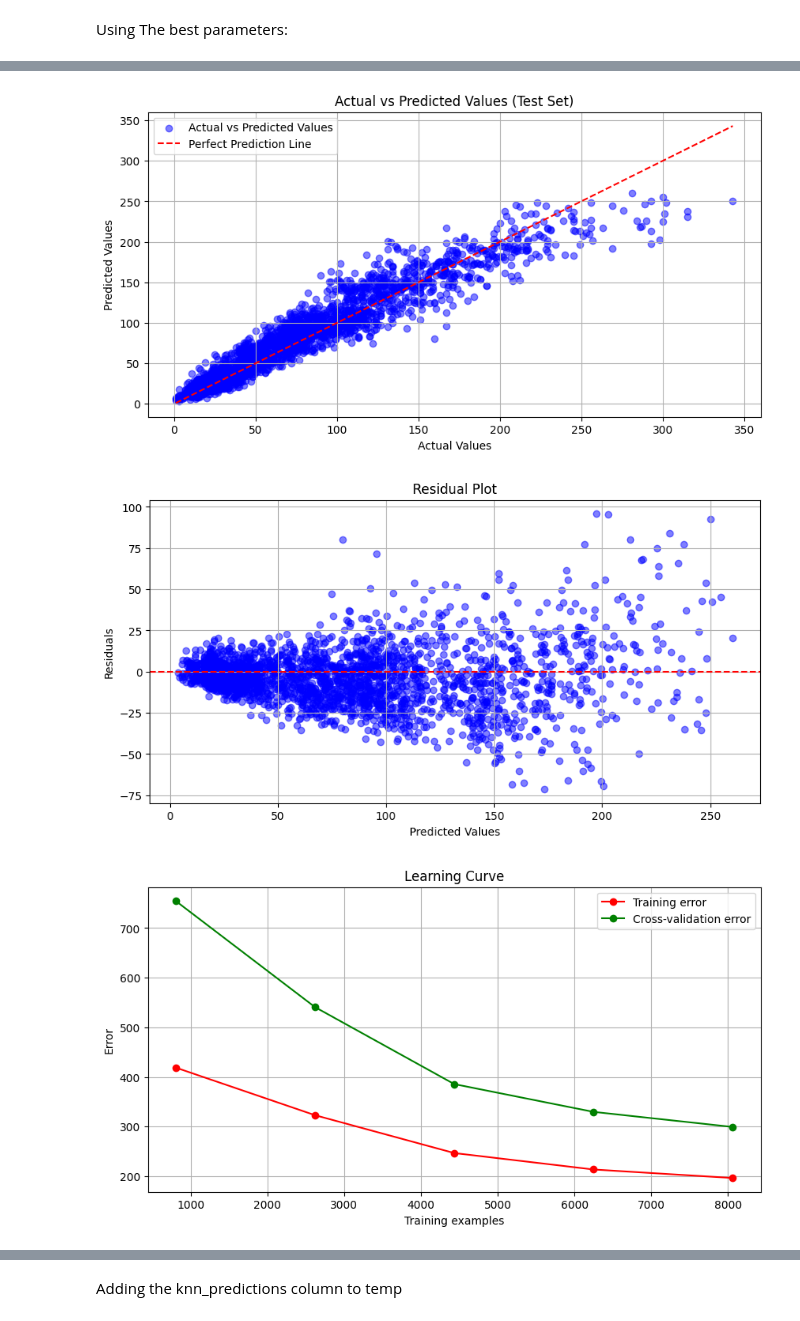
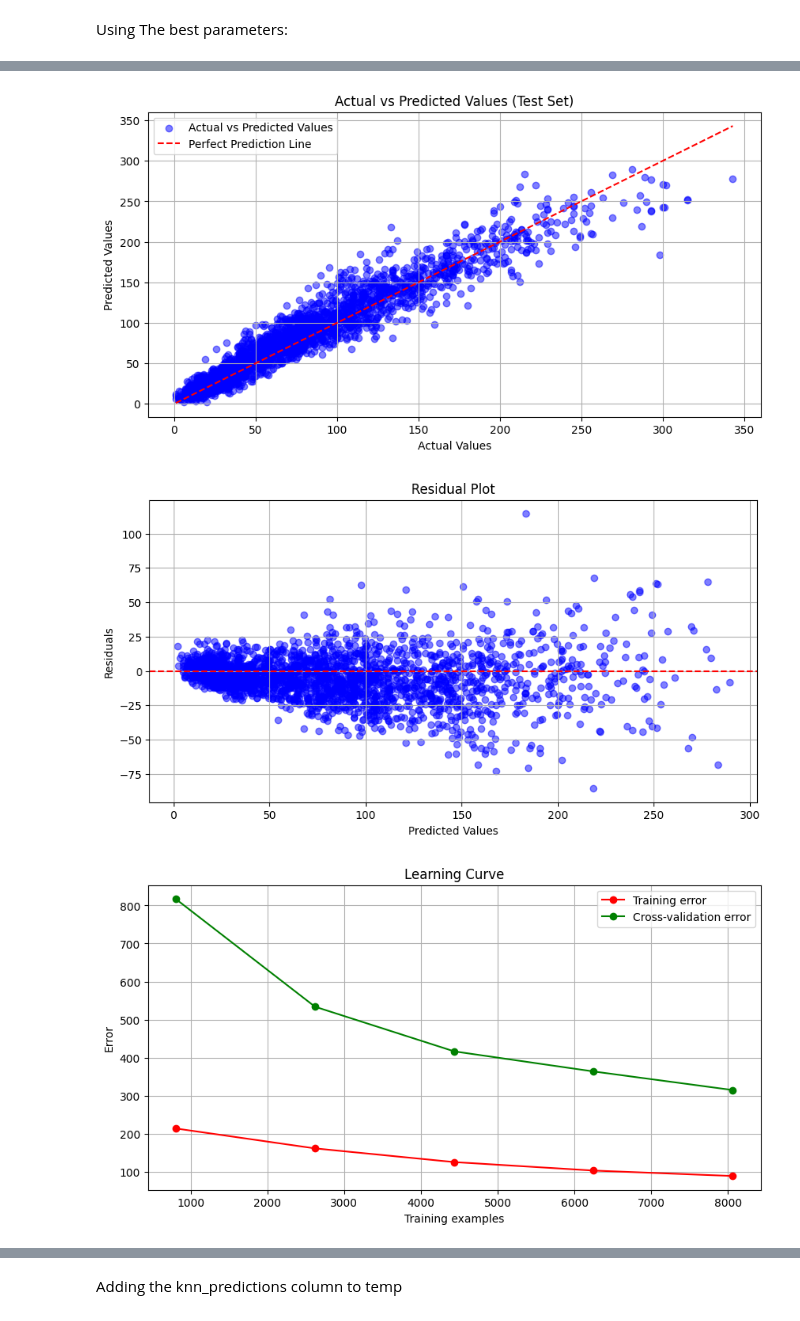
Before and after one commit to Gigilui15/FYP-CrimePrediction, a Jupyter notebook: Scripts/Final Year Project.ipynb, the cells around one changed output, grey strips where cells are left out. Saved outputs shown, nothing was run; the diff lists cells and outputs as text; code cells hidden in the pictures.

```diff
--- a/Scripts/Final Year Project.ipynb
+++ b/Scripts/Final Year Project.ipynb
@@ -1612,32 +1468,11 @@ X_train = train_data.drop(columns=['total_crimes'])
 y_train = train_data['total_crimes']
 
 # Train the model with K = 5
-best_knn_regressor = KNeighborsRegressor(n_neighbors=5, metric='cosine')
+best_knn_regressor = KNeighborsRegressor(n_neighbors=2, metric='cosine')
 best_knn_regressor.fit(X_train, y_train)
 
 # Predict on the training data
 y_train_pred = best_knn_regressor.predict(X_train)
-
-# Calculate Mean Squared Error (MSE) for training set
-mse_train = mean_squared_error(y_train, y_train_pred)
-print("Training Set Metrics:")
-print("Mean Squared Error (MSE):", mse_train)
-
-# Calculate Root Mean Squared Error (RMSE) for training set
-rmse_train = np.sqrt(mse_train)
-print("Root Mean Squared Error (RMSE):", rmse_train)
-
-# Calculate Mean Absolute Error (MAE) for training set
-mae_train = mean_absolute_error(y_train, y_train_pred)
-print("Mean Absolute Error (MAE):", mae_train)
-
-# Calculate R-squared (R2) for training set
-r2_train = r2_score(y_train, y_train_pred)
-print("R-squared (R2):", r2_train)
-
-# Calculate correlation coefficient (R) for training set
-corr_coef_train = np.corrcoef(y_train, y_train_pred)[0, 1]
-print("Correlation Coefficient (R):", corr_coef_train)
 
 # Load the test dataset
 test_data = pd.read_csv(r'C:\\Users\\luigi\\Desktop\\Third Year\\Thesis\\Artefact\\Data\\test_set.csv')
@@ -1768,4 +1601,4 @@ Correlation Coefficient (R): 0.9562900457554956
-[figure, old version]
+[figure, new version]
-[figure, old version]
+[figure, new version]
-[figure, old version]
+[figure, new version]
 [figure]
```
Also changed, not shown: parts of 42 cells of this notebook, 3 other files.
